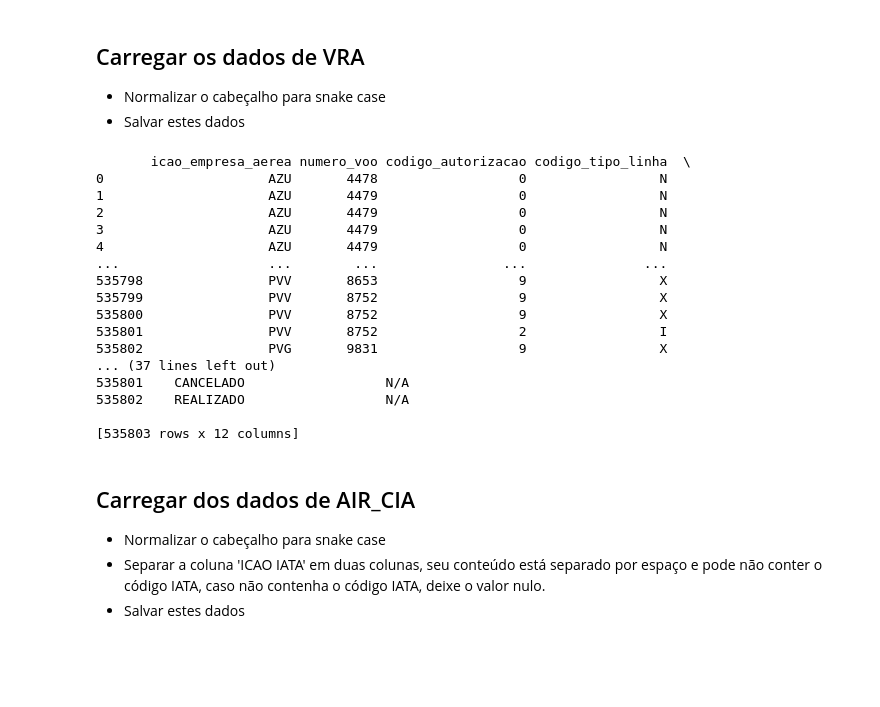
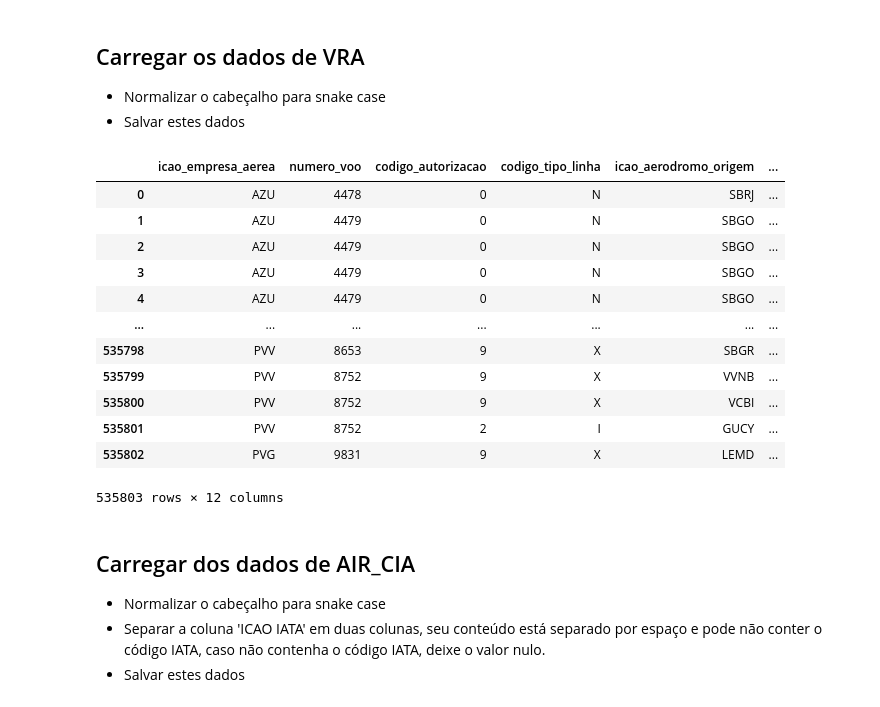
Before and after one commit to diunkz/case-eleflow-data-engineer, a Jupyter notebook: eleflow_capstone_noah.ipynb, the cells around one changed output. Drawn from its saved outputs; the diff is of its cells as text; code cells hidden in the pictures; blank space fills up the shorter version.

```diff
--- a/eleflow_capstone_noah.ipynb
+++ b/eleflow_capstone_noah.ipynb
@@ -66,23 +71,3 @@ for lista_de_dicts in vra_generator:
 # %%
 # Modificando nome das colunas do dataframe VRA
 vra_df.columns = nomes_colunas_vra
-# %%
-print(vra_df)
-# %% [output]
-       icao_empresa_aerea numero_voo codigo_autorizacao codigo_tipo_linha  \
-0                     AZU       4478                  0                 N
-1                     AZU       4479                  0                 N
-2                     AZU       4479                  0                 N
-3                     AZU       4479                  0                 N
-4                     AZU       4479                  0                 N
-...                   ...        ...                ...               ...
-535798                PVV       8653                  9                 X
-535799                PVV       8752                  9                 X
-535800                PVV       8752                  9                 X
-535801                PVV       8752                  2                 I
-535802                PVG       9831                  9                 X
-... (37 lines left out)
-535801    CANCELADO                  N/A
-535802    REALIZADO                  N/A
-
-[535803 rows x 12 columns]
@@ -90,0 +74,17 @@ vra_df.to_csv('./data_export/VRA/vra_data.csv', index=False)
+# %%
+# Visualização da tabela vra_df
+vra_df
+# %% [output]
+|  | icao_empresa_aerea | numero_voo | codigo_autorizacao | codigo_tipo_linha | icao_aerodromo_origem | ... |
+| 0 | AZU | 4478 | 0 | N | SBRJ | ... |
+| 1 | AZU | 4479 | 0 | N | SBGO | ... |
+| 2 | AZU | 4479 | 0 | N | SBGO | ... |
+| 3 | AZU | 4479 | 0 | N | SBGO | ... |
+| 4 | AZU | 4479 | 0 | N | SBGO | ... |
+| ... | ... | ... | ... | ... | ... | ... |
+| 535798 | PVV | 8653 | 9 | X | SBGR | ... |
+| 535799 | PVV | 8752 | 9 | X | VVNB | ... |
+| 535800 | PVV | 8752 | 9 | X | VCBI | ... |
+| 535801 | PVV | 8752 | 2 | I | GUCY | ... |
+| 535802 | PVG | 9831 | 9 | X | LEMD | ... |
+535803 rows × 12 columns
```
Also changed, not shown: parts of 39 cells of this notebook.
